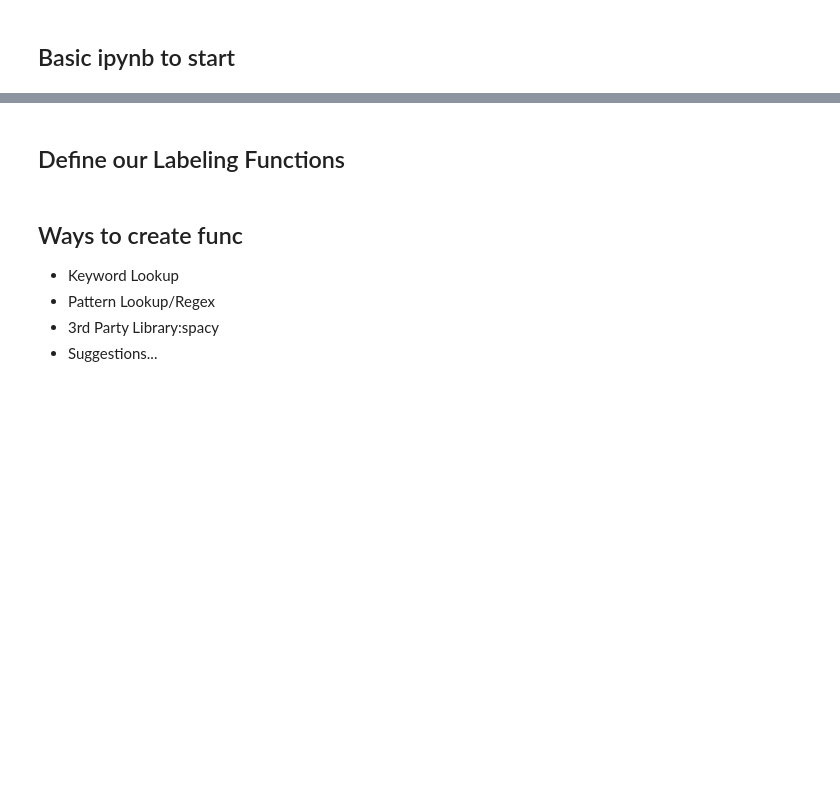
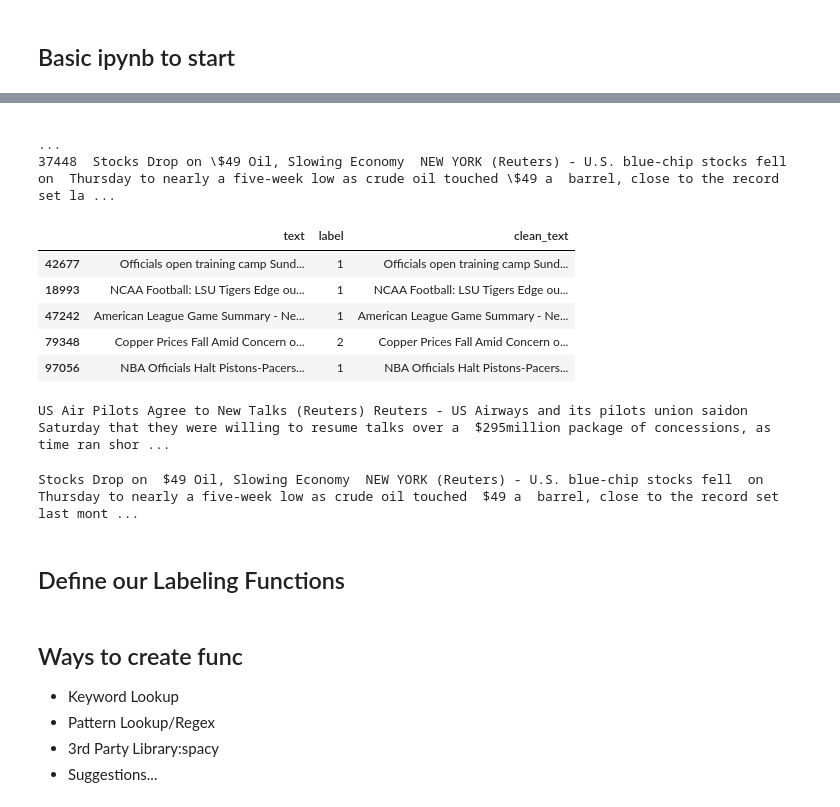
Before and after one commit to ramaiyaKushal/fsdl-2022-weakly-supervised-project, a Jupyter notebook: snorkel.ipynb, the cells around one changed output, grey strips where cells are left out. Cells and saved outputs as stored; diff of their text form; code cells hidden in the pictures; blank space fills up the shorter version.

```diff
--- a/snorkel.ipynb
+++ b/snorkel.ipynb
@@ -7,0 +19,15 @@ emotion_train = load_dataset('emotion',split='train')
+# %%
+# Import packages
+from wordcloud import WordCloud, STOPWORDS
+import matplotlib.pyplot as plt
+import contractions
+from datasets import load_dataset_builder, load_dataset, DatasetDict
+import pandas as pd
+pd.set_option('display.max_colwidth', 400)
+# %%
+# load our data
+dataset = load_dataset("ag_news")
+print(dataset)
+# get the index to label mapping
+labels = dataset["train"].features["label"].names
+labels
@@ -10,3 +61,3 @@ print(emotion_train)
 # %%
-emotion_df = pd.DataFrame(emotion_train)
-emotion_df.head()
+news_df = pd.DataFrame(dataset["train"])
+news_df.head()
@@ -13,7 +71,46 @@ emotion_df.head()
 # %%
-true_label = pd.DataFrame(emotion_df.label)
-emotion_text_df = pd.DataFrame(emotion_df.text)
-emotion_text_df.head()
+true_label = pd.DataFrame(news_df.label)
+news_text_df = pd.DataFrame(news_df.text)
+news_text_df.head()
+print(news_text_df.loc[[37448]])
+# %% [output]
+                                                                                                                                                                                                         ...
+37448  Stocks Drop on \$49 Oil, Slowing Economy  NEW YORK (Reuters) - U.S. blue-chip stocks fell  on  Thursday to nearly a five-week low as crude oil touched \$49 a  barrel, close to the record set la ...
+# %%
+def clean_text(text):
+    text = re.sub("&lt;","",text)
+    text = re.sub("br&gt;","",text)
+    #Replacing Quotes with quotation mark
+    text = re.sub("quot;", "\"", text)
+    #Replacing #39; with apostrophe
+    text = re.sub(" #39;","\'",text)
+    #Replacing \ before the dollar to only dollar
+    text = re.sub("\\\\","",text)
+    #HTML Code to normal text
+    text = re.sub("#36;","$",text)
+    text = re.sub("#225;","a",text)
+
+    return text
+# %%
+news_df['clean_text'] = news_df['text'].apply(clean_text)
+news_df.sample(5) # 24717
+# %% [output]
+|  | text | label | clean_text |
+| 42677 | Officials open training camp Sund... | 1 | Officials open training camp Sund... |
+| 18993 | NCAA Football: LSU Tigers Edge ou... | 1 | NCAA Football: LSU Tigers Edge ou... |
+| 47242 | American League Game Summary - Ne... | 1 | American League Game Summary - Ne... |
+| 79348 | Copper Prices Fall Amid Concern o... | 2 | Copper Prices Fall Amid Concern o... |
+| 97056 | NBA Officials Halt Pistons-Pacers... | 1 | NBA Officials Halt Pistons-Pacers... |
+# %%
+text = news_text_df.loc[24717,'text']
+print(text)
+# %% [output]
+US Air Pilots Agree to New Talks (Reuters) Reuters - US Airways and its pilots union saidon Saturday that they were willing to resume talks over a  $295million package of concessions, as time ran shor ...
+# %%
+text = re.sub("&lt;br&gt","",text)
+print(text)
+# %% [output]
+Stocks Drop on  $49 Oil, Slowing Economy  NEW YORK (Reuters) - U.S. blue-chip stocks fell  on  Thursday to nearly a five-week low as crude oil touched  $49 a  barrel, close to the record set last mont ...
 # %% [markdown]
 ## Define our Labeling Functions
 # %%
```
Also changed, not shown: parts of 22 cells of this notebook, 1 other file.
